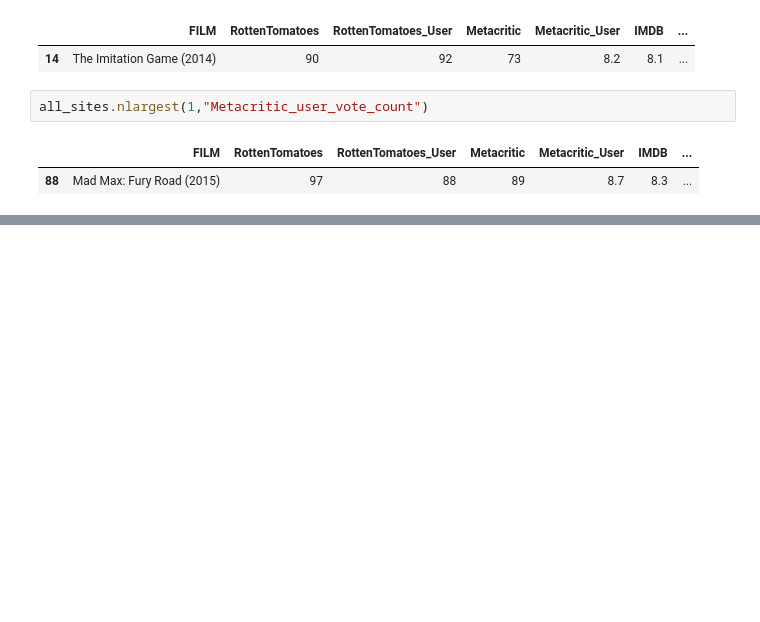
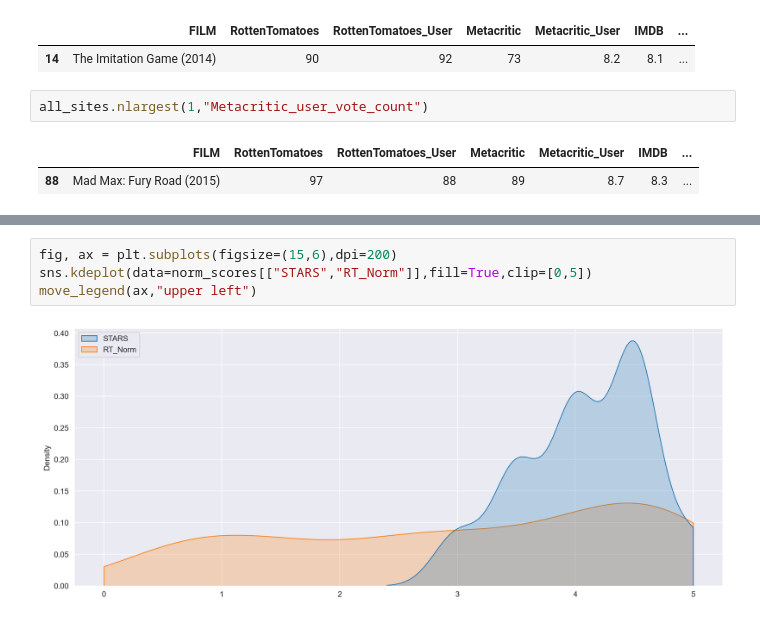
Before and after one commit to mlkbrv/FandangoDataVisualisation, a Jupyter notebook: sample.ipynb, the cells around one changed output, grey strips where cells are left out. Cells and saved outputs as stored; diff of their text form; blank space fills up the shorter version.

```diff
--- a/sample.ipynb
+++ b/sample.ipynb
@@ -256,0 +350,6 @@ all_sites.nlargest(1,"Metacritic_user_vote_count")
+# %%
+fig, ax = plt.subplots(figsize=(15,6),dpi=200)
+sns.kdeplot(data=norm_scores[["STARS","RT_Norm"]],fill=True,clip=[0,5])
+move_legend(ax,"upper left")
+# %% [output]
+[figure, added]
```
Also changed, not shown: parts of 16 cells of this notebook.
